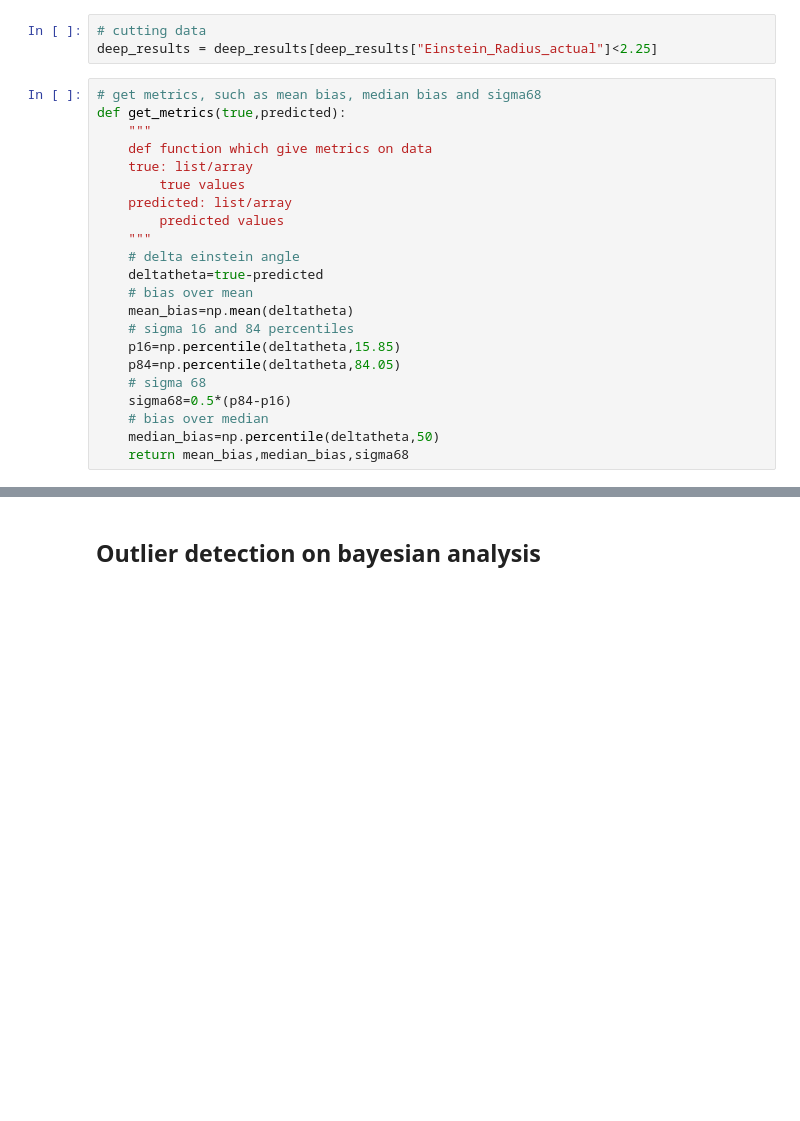
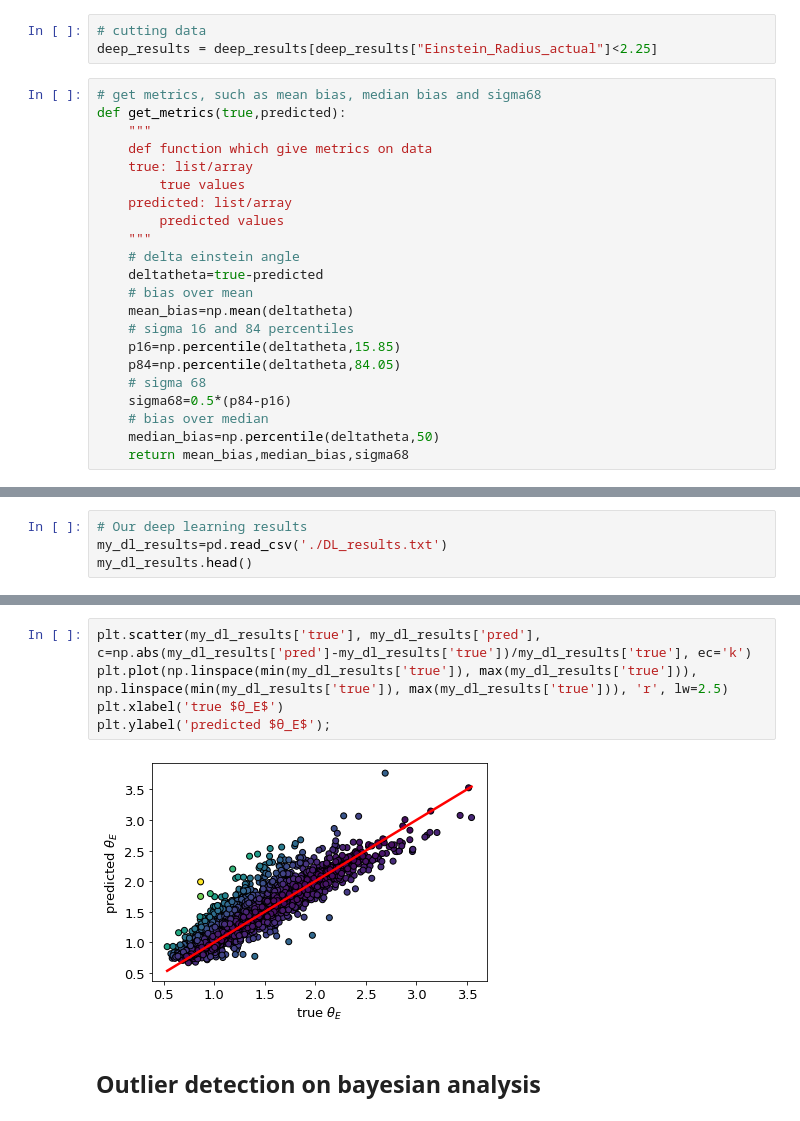
Before and after one commit to joaofrancafisica/BigDataProject, a Jupyter notebook: ResultAnalysis.ipynb, the cells around one changed output, grey strips where cells are left out. Drawn from its saved outputs; the diff is of its cells as text; blank space fills up the shorter version.

```diff
--- a/ResultAnalysis.ipynb
+++ b/ResultAnalysis.ipynb
@@ -72,0 +92,4 @@ for i in range(0, len(types)):
+# %%
+# Our deep learning results
+my_dl_results=pd.read_csv('./DL_results.txt')
+my_dl_results.head()
@@ -73,3 +108,10 @@ for i in range(0, len(types)):
+# %%
+plt.scatter(my_dl_results['true'], my_dl_results['pred'], c=np.abs(my_dl_results['pred']-my_dl_results['true'])/my_dl_results['true'], ec='k')
+plt.plot(np.linspace(min(my_dl_results['true']), max(my_dl_results['true'])), np.linspace(min(my_dl_results['true']), max(my_dl_results['true'])), 'r', lw=2.5)
+plt.xlabel('true $θ_E$')
+plt.ylabel('predicted $θ_E$');
+# %% [output]
+[figure, added]
 # %% [markdown]
 ## Outlier detection on bayesian analysis
 # %%
```
Also changed, not shown: parts of 15 cells of this notebook, 5 other files.
